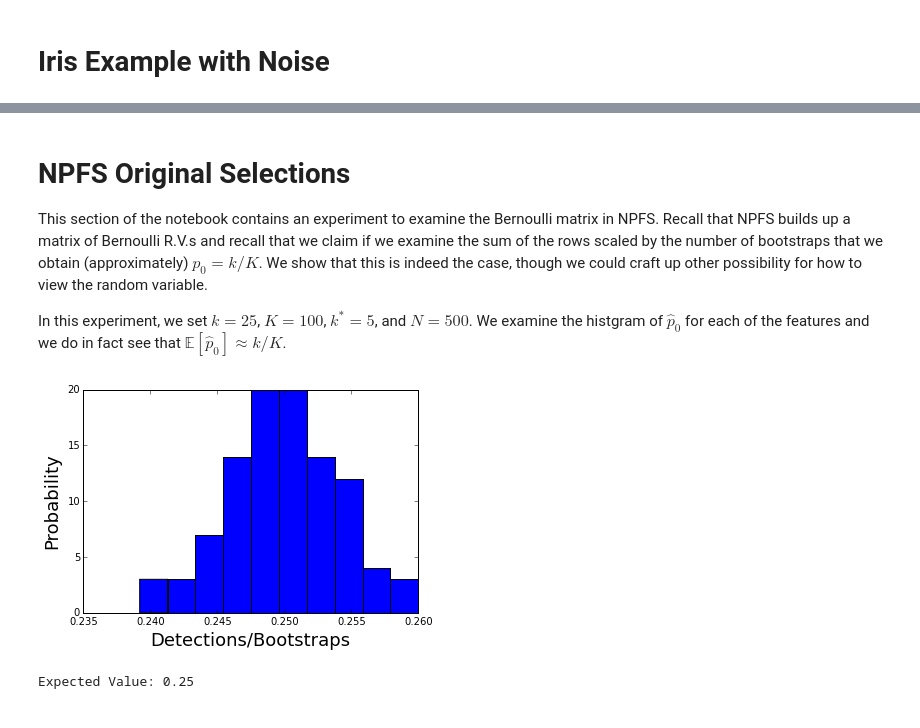
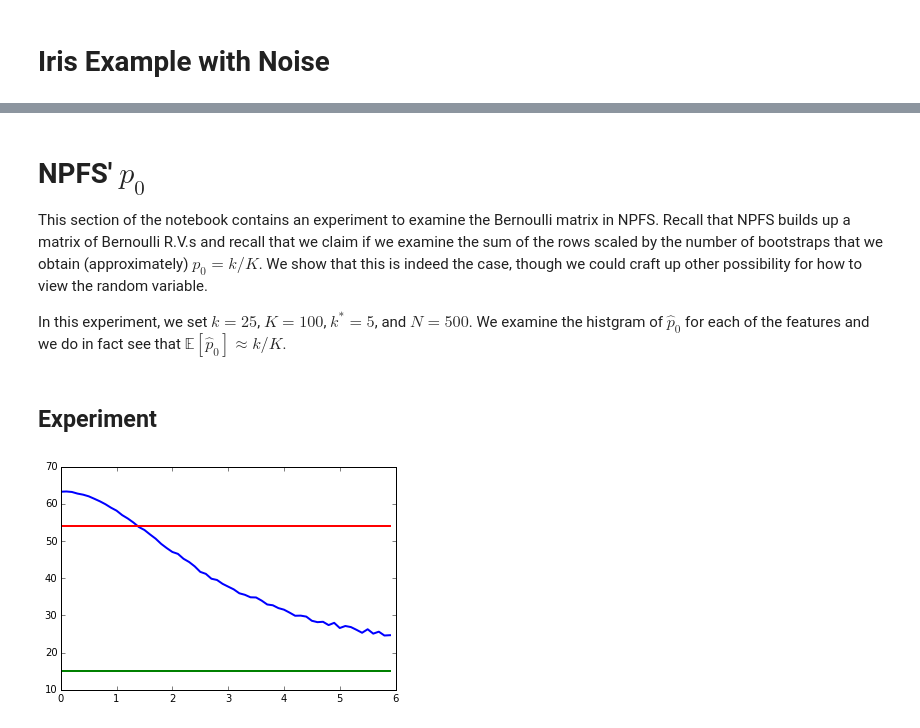
Before and after one commit to gditzler/FSE, a Jupyter notebook: Experiments.ipynb, the cells around one changed output, grey strips where cells are left out. Drawn from its saved outputs; the diff is of its cells as text; code cells hidden in the pictures.

```diff
--- a/Experiments.ipynb
+++ b/Experiments.ipynb
@@ -127,15 +147,11 @@ plt.show()
 # %% [markdown]
-# NPFS Original Selections
+# NPFS' $p_0$
 
 This section of the notebook contains an experiment to examine the Bernoulli matrix in NPFS. Recall that NPFS builds up a matrix of Bernoulli R.V.s and recall that we claim if we examine the sum of the rows scaled by the number of bootstraps that we obtain (approximately) $p_0 = k/K$. We show that this is indeed the case, though we could craft up other possibility for how to view the random variable.
 
 In this experiment, we set $k = 25$, $K=100$, $k^*=5$, and $N=500$. We examine the histgram of $\hat{p}_0$ for each of the features and we do in fact see that $\mathbb{E}[\hat{p}_0] \approx k/K$.
 # %%
-n_boots = 100
-n_feats = 100
-n_relev = 5
-n_selec = 25
-n_averages = 100
+n_boots, n_feats, n_relev, n_selec, n_averages = 100, 100, 5, 25, 100
 axis_font = {'size':'18'}
 binz = 10
 bino_vec = np.zeros((n_feats,))
@@ -156,6 +172,5 @@ plt.savefig('npfs_detections.pdf', bbox_inches='tight')
 plt.show()
 
 print "Expected Value:", bino_vec.mean()
-# %% [output]
-[figure, removed]
-Expected Value: 0.25
+# %% [markdown]
+## Experiment
@@ -161,0 +186,14 @@ Expected Value: 0.25
+# %%
+statistics = pickle.load(open("stability_a25_K100_n250_r15_b100.pkl", "rb"))
+axis_font = {'size':'18'}
+nrel = 15
+
+plt.plot(statistics["polies"], statistics["boot_ss"], label='Bootstrap', lw=2)
+plt.plot(statistics["polies"], np.ones((len(statistics["polies"]),))*nrel, label='Optimal', lw=2)
+plt.plot(statistics["polies"], np.ones((len(statistics["polies"]),))*statistics["nosc_ss"], label='NPFS', lw=2)
+plt.show()
+
+#plt.plot(statistics["polies"], statistics["boot_no"], label='Bootstrap', lw=2)
+#plt.plot(statistics["polies"], np.ones((len(statistics["polies"]),))*statistics["npfs_no"], label='NPFS', lw=2)
+# %% [output]
+[figure, added]
```
Also changed, not shown: parts of 10 cells of this notebook.
